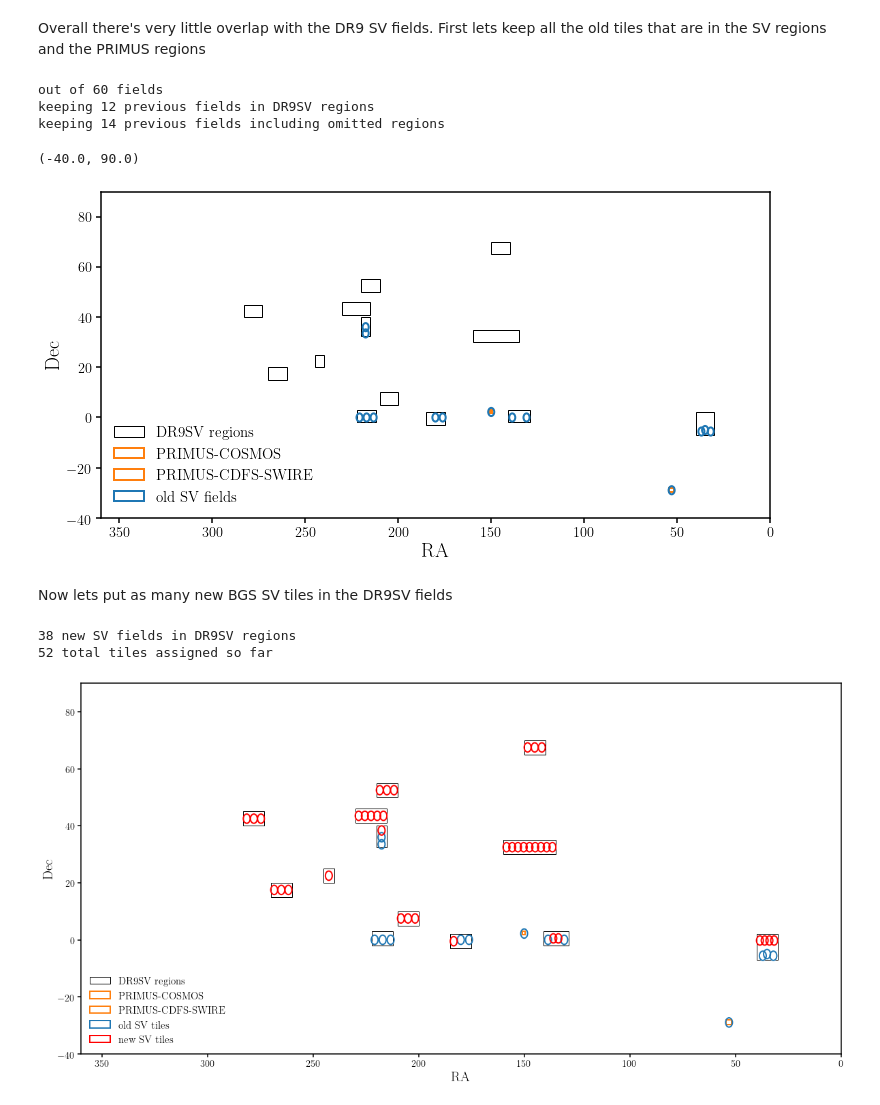
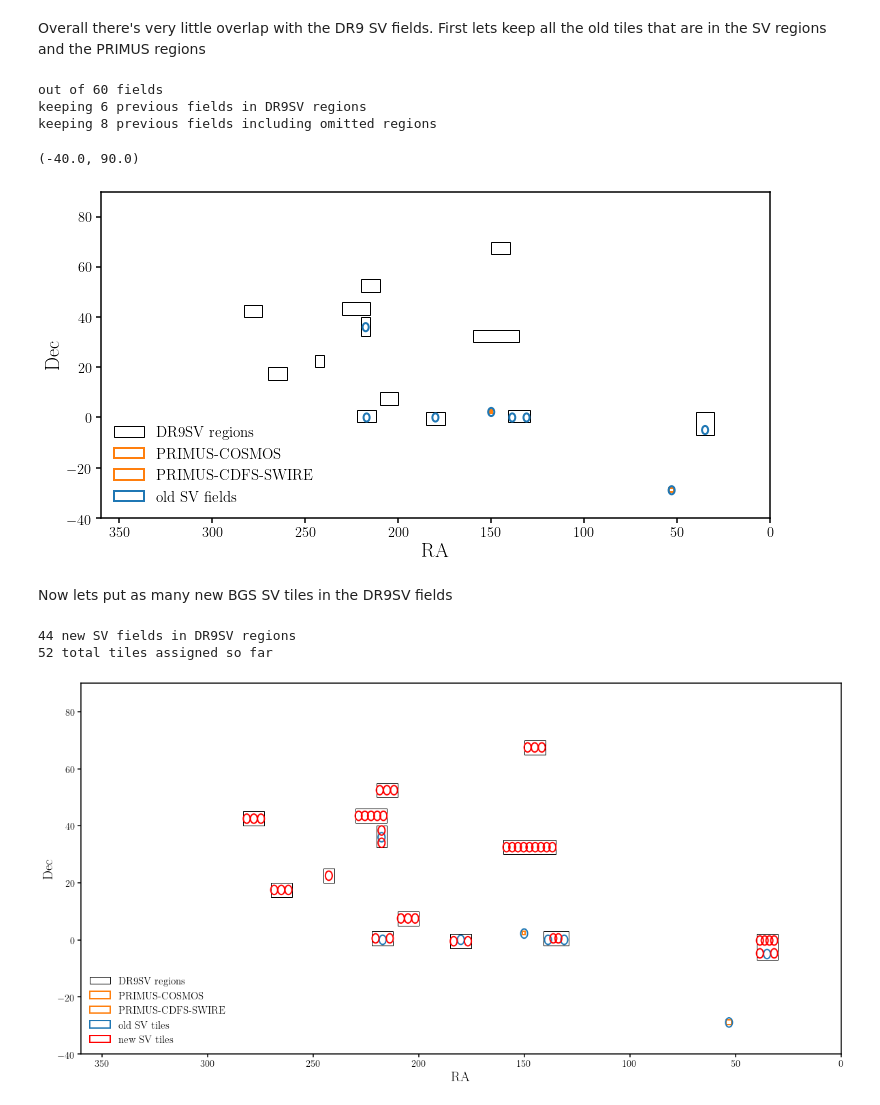
Before and after one commit to desi-bgs/feasiBGS, a Jupyter notebook: notebook/sv/dr9sv_bgs_fields.ipynb, the cells around one changed output. Saved outputs shown, nothing was run; the diff lists cells and outputs as text; code cells hidden in the pictures.

Commit message:
update to BGS fields based on cutoff in the AGES dr9 imaging

```diff
--- a/notebook/sv/dr9sv_bgs_fields.ipynb
+++ b/notebook/sv/dr9sv_bgs_fields.ipynb
@@ -160,8 +160,8 @@ for reg in sv_regions.keys():
     ra_min, ra_max      = float(sv_regions[reg].split(',')[0]), float(sv_regions[reg].split(',')[1])
     dec_min, dec_max    = float(sv_regions[reg].split(',')[2]), float(sv_regions[reg].split(',')[3])
     inkeep = (
-            (sv_old['RA'] > ra_min) & (sv_old['RA'] < ra_max) &
-            (sv_old['DEC'] > dec_min) & (sv_old['DEC'] < dec_max)
+            (sv_old['RA'] - 1.6275 > ra_min) & (sv_old['RA'] + 1.6275 < ra_max) &
+            (sv_old['DEC'] - 1.6275 > dec_min) & (sv_old['DEC'] + 1.6275 < dec_max)
             )
     keep = keep | inkeep
 print('keeping %i previous fields in DR9SV regions' % np.sum(keep))
@@ -177,8 +177,8 @@ for reg in omitted_regions.keys():
 print('keeping %i previous fields including omitted regions' % np.sum(keep))
 # %% [output]
 out of 60 fields
-keeping 12 previous fields in DR9SV regions
-keeping 14 previous fields including omitted regions
+keeping 6 previous fields in DR9SV regions
+keeping 8 previous fields including omitted regions
 # %%
 fig = plt.figure(figsize=(12,6))
 sub = fig.add_subplot(111)
@@ -218,7 +218,7 @@ sub.set_ylabel('Dec', fontsize=20)
 sub.set_ylim(-40, 90)
 # %% [output]
 (-40.0, 90.0)
-[figure, old version]
+[figure, new version]
 # %% [markdown]
 Now lets put as many new BGS SV tiles in the DR9SV fields
 # %%
@@ -232,7 +232,7 @@ for reg in sv_regions.keys():
         ra_new.append([0.5*(ra_min + ra_max)])
         dec_new.append([0.5*(dec_min + dec_max)])
     elif reg == '08_ages':
-        _dec = [dec_max-1.63]
+        _dec = [dec_min+1.63, dec_max-1.63]
         _ra = [0.5*(ra_min + ra_max) for _ in _dec]
         ra_new.append(_ra)
         dec_new.append(_dec)
@@ -243,14 +243,20 @@ for reg in sv_regions.keys():
         _dec = [0.25*dec_min + 0.75*dec_max  for _ in _ra]
         ra_new.append(_ra)
         dec_new.append(_dec)
+
+        _ra = [ra_min + 1.63, ra_max - 1.63]
+        _dec = [0.75*dec_min + 0.25*dec_max  for _ in _ra]
+        ra_new.append(_ra)
+        dec_new.append(_dec)
     elif reg == '04_gama12':
-        ra_new.append([ra_max - 1.63])
-        dec_new.append([0.5*(dec_min + dec_max)])
+        ra_new.append([ra_min + 1.63, ra_max - 1.63])
+        dec_new.append([0.5*(dec_min + dec_max), 0.5*(dec_min + dec_max)])
     elif reg == '03_gama09':
         ra_new.append([0.5 * (ra_min + ra_max)-1.2, 0.5 * (ra_min + ra_max)+1.2])
         dec_new.append([0.5 * (dec_min + dec_max), 0.5 * (dec_min + dec_max)])
     elif reg == '05_gama15':
-        pass
+        ra_new.append([ra_min + 1.63, ra_max - 1.63])
+        dec_new.append([0.5 * (dec_min + dec_max), 0.5 * (dec_min + dec_max)])
     elif reg == '06_overlap':
         i_ra = np.floor(((ra_max - ra_min) - 2. * 1.63) / (1.25*1.63)) - 2
         dra = (ra_max - ra_min - 2. * 1.63) / i_ra
@@ -286,35 +292,35 @@ sub.add_patch(region)
 for i, reg in enumerate(omitted_regions.keys()):
     # get RA, Dec range of new SV regions
     ra_min, ra_max      = float(omitted_regions[reg].split(',')[0]), float(omitted_regions[reg].split(',')[1])
     dec_min, dec_max    = float(omitted_regions[reg].split(',')[2]), float(omitted_regions[reg].split(',')[3])
 
     region = patches.Rectangle((ra_min, dec_min), (ra_max - ra_min), (dec_max - dec_min),
             linewidth=2, edgecolor='C1', facecolor='none', label=reg)
     sub.add_patch(region)
 
 for i in np.arange(len(sv_old['RA']))[keep]:
     circ = patches.Circle((sv_old['RA'][i], sv_old['DEC'][i]),
                           radius=1.6275, edgecolor='C0', facecolor='none', linewidth=2)
     sub.add_patch(circ)
 circ = patches.Circle((0, 0), radius=0, edgecolor='C0', facecolor='none', linewidth=2, label='old SV tiles')
 sub.add_patch(circ)
 
 for i in np.arange(len(ra_new)):
     circ = patches.Circle((ra_new[i], dec_new[i]), radius=1.6275, edgecolor='r', facecolor='none', linewidth=2)
     sub.add_patch(circ)
 circ = patches.Circle((0, 0), radius=0, edgecolor='r', facecolor='none', linewidth=2, label='new SV tiles')
 sub.add_patch(circ)
 
 sub.legend(loc='lower left', fontsize=15)
 sub.set_xlabel('RA', fontsize=20)
 sub.set_xlim(360, 0)
 sub.set_ylabel('Dec', fontsize=20)
 sub.set_ylim(-40, 90)
 print('%i total tiles assigned so far' % (np.sum(keep) + len(ra_new)))
 # %% [output]
-38 new SV fields in DR9SV regions
+44 new SV fields in DR9SV regions
 52 total tiles assigned so far
-[figure, old version]
+[figure, new version]
 # %%
 np.random.seed(1)
 n_left = 60 - (np.sum(keep) + len(ra_new))
```
Also changed, not shown: parts of 3 cells of this notebook.
